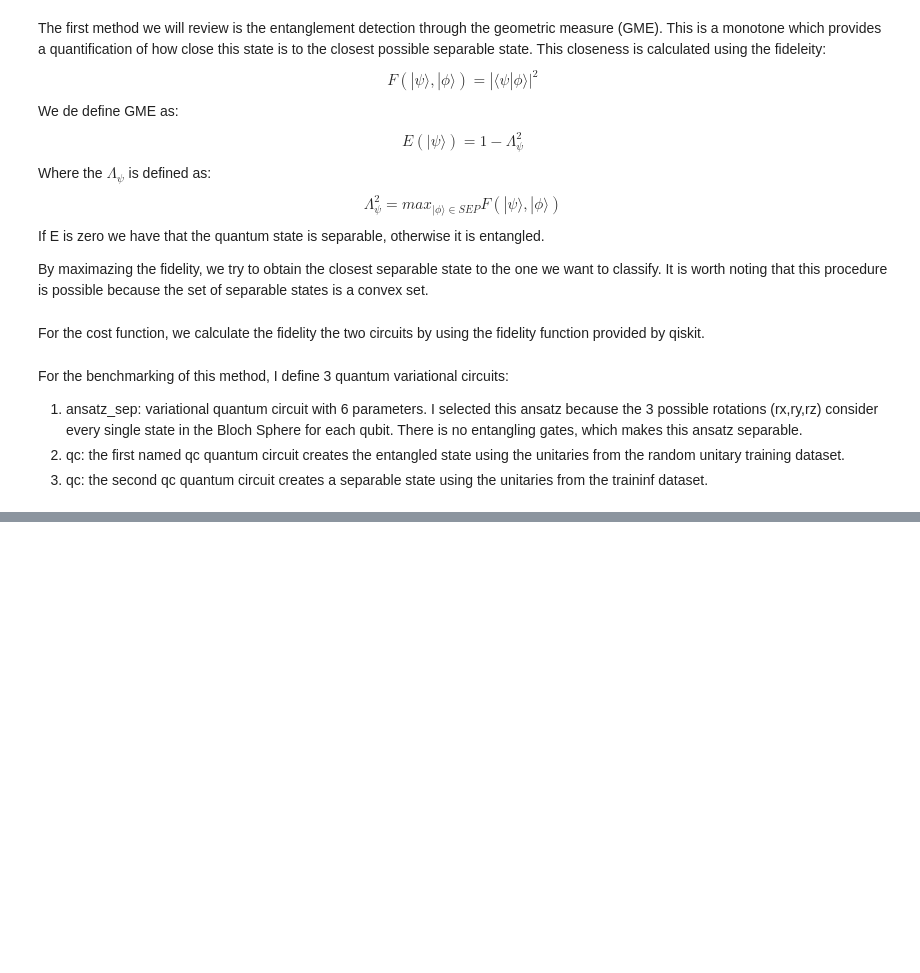
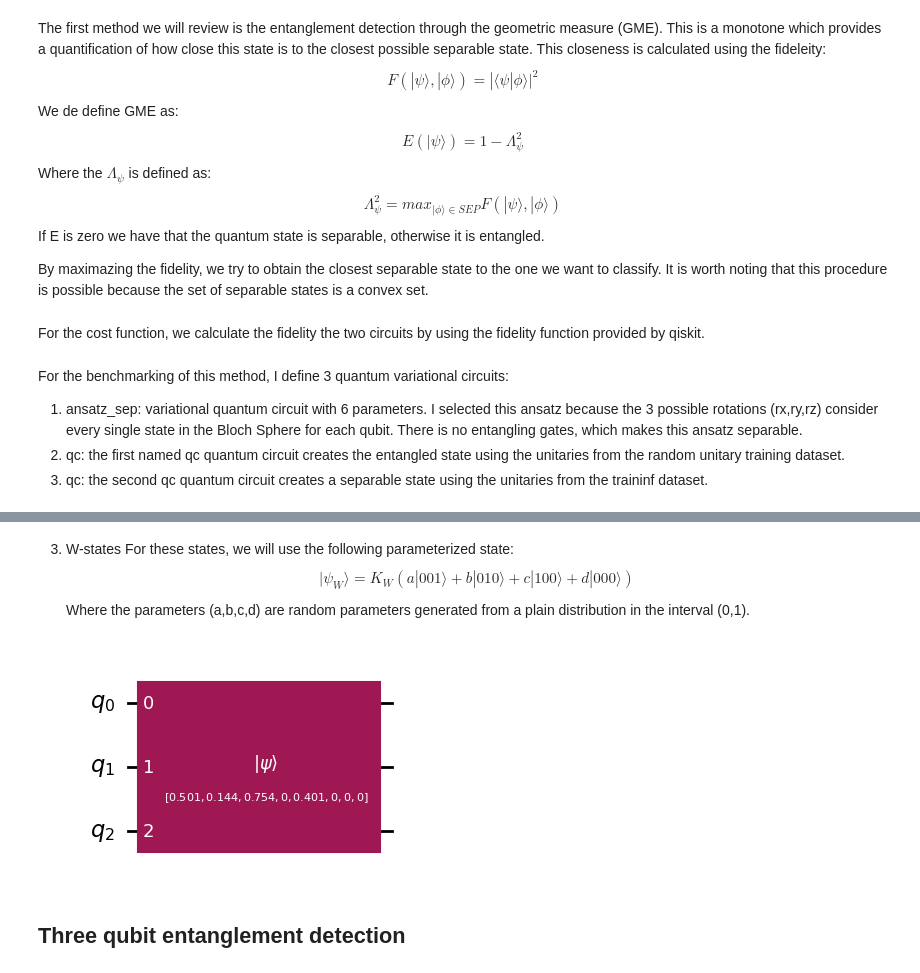
Before and after one commit to Guille-RR/TFM, a Jupyter notebook: 2qubit_entanglement.ipynb, the cells around one changed output, grey strips where cells are left out. Drawn from its saved outputs; the diff is of its cells as text; code cells hidden in the pictures; blank space fills up the shorter version.

Commit message:
3 qubit entanglement added

```diff
--- a/2qubit_entanglement.ipynb
+++ b/2qubit_entanglement.ipynb
@@ -137,0 +260,25 @@ The method`s accuaracy is 100.0%
+# %% [markdown]
+3. W-states
+For these states, we will use the following parameterized state:
+$$|\psi_W \rangle  = K_W \left( a|001\rangle + b|010\rangle + c|100\rangle + d |000\rangle \right)$$
+Where the parameters (a,b,c,d) are random parameters generated from a plain distribution in the interval (0,1).
+# %%
+
+a, b, c, d = np.random.rand(4)
+
+# Normalize
+norm = np.sqrt(a**2 + b**2 + c**2 + d**2)
+# We normalize the probabilities so the quantum state is normalized
+a, b, c, d = a/norm, b/norm, c/norm, d/norm
+
+# Define state vector in computational basis order: |000>, |001>, ..., |111>
+state_vector = [d, a, b, 0, c, 0, 0, 0]
+
+# Initialize circuit
+qc = QuantumCircuit(3)
+qc.initialize(state_vector, [0, 1, 2])
+qc.draw('mpl')
+# %% [output]
+[figure, added]
+# %% [markdown]
+## Three qubit entanglement detection
```
Also changed, not shown: parts of 22 cells of this notebook.
